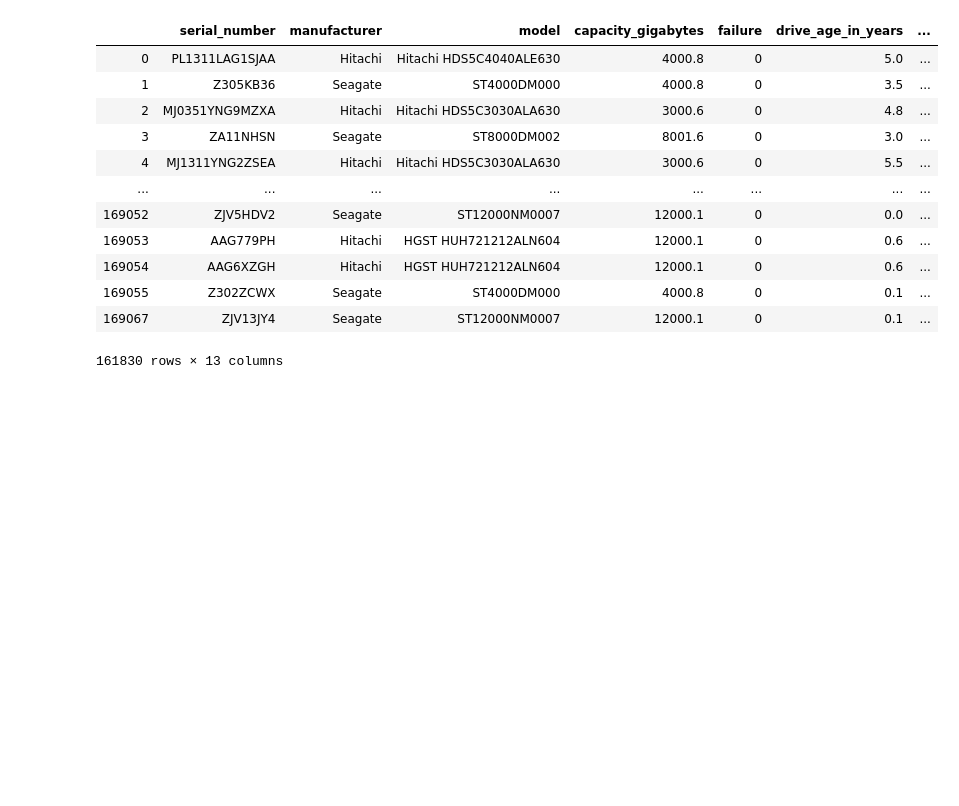
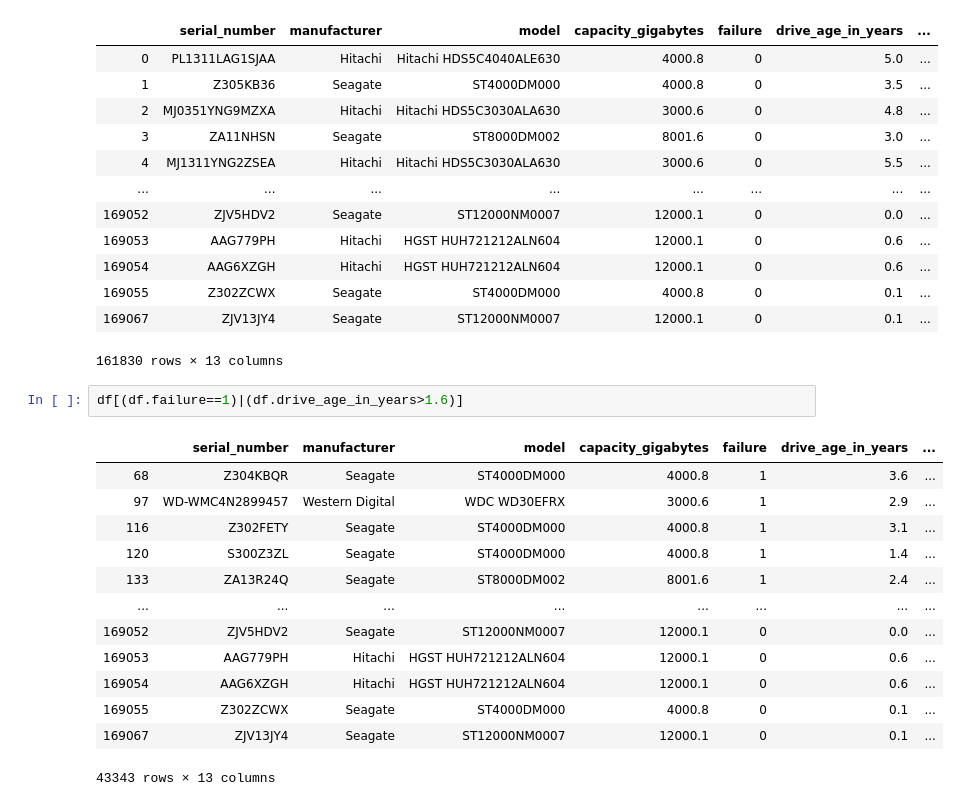
Before and after one commit to just-keep-spinning/hard-drive-project, a Jupyter notebook: Johns_capstone_folder/Johns_capstone_copy.ipynb, the cells around one changed output. Saved outputs shown, nothing was run; the diff lists cells and outputs as text; blank space fills up the shorter version.

```diff
--- a/Johns_capstone_folder/Johns_capstone_copy.ipynb
+++ b/Johns_capstone_folder/Johns_capstone_copy.ipynb
@@ -265,3 +265,19 @@ df
 | 169055 | Z302ZCWX | Seagate | ST4000DM000 | 4000.8 | 0 | 0.1 | ... |
 | 169067 | ZJV13JY4 | Seagate | ST12000NM0007 | 12000.1 | 0 | 0.1 | ... |
 161830 rows × 13 columns
+# %%
+df[(df.failure==1)|(df.drive_age_in_years>1.6)]
+# %% [output]
+|  | serial_number | manufacturer | model | capacity_gigabytes | failure | drive_age_in_years | ... |
+| 68 | Z304KBQR | Seagate | ST4000DM000 | 4000.8 | 1 | 3.6 | ... |
+| 97 | WD-WMC4N2899457 | Western Digital | WDC WD30EFRX | 3000.6 | 1 | 2.9 | ... |
+| 116 | Z302FETY | Seagate | ST4000DM000 | 4000.8 | 1 | 3.1 | ... |
+| 120 | S300Z3ZL | Seagate | ST4000DM000 | 4000.8 | 1 | 1.4 | ... |
+| 133 | ZA13R24Q | Seagate | ST8000DM002 | 8001.6 | 1 | 2.4 | ... |
+| ... | ... | ... | ... | ... | ... | ... | ... |
+| 169052 | ZJV5HDV2 | Seagate | ST12000NM0007 | 12000.1 | 0 | 0.0 | ... |
+| 169053 | AAG779PH | Hitachi | HGST HUH721212ALN604 | 12000.1 | 0 | 0.6 | ... |
+| 169054 | AAG6XZGH | Hitachi | HGST HUH721212ALN604 | 12000.1 | 0 | 0.6 | ... |
+| 169055 | Z302ZCWX | Seagate | ST4000DM000 | 4000.8 | 0 | 0.1 | ... |
+| 169067 | ZJV13JY4 | Seagate | ST12000NM0007 | 12000.1 | 0 | 0.1 | ... |
+43343 rows × 13 columns
```
Also changed, not shown: 1 other file.
